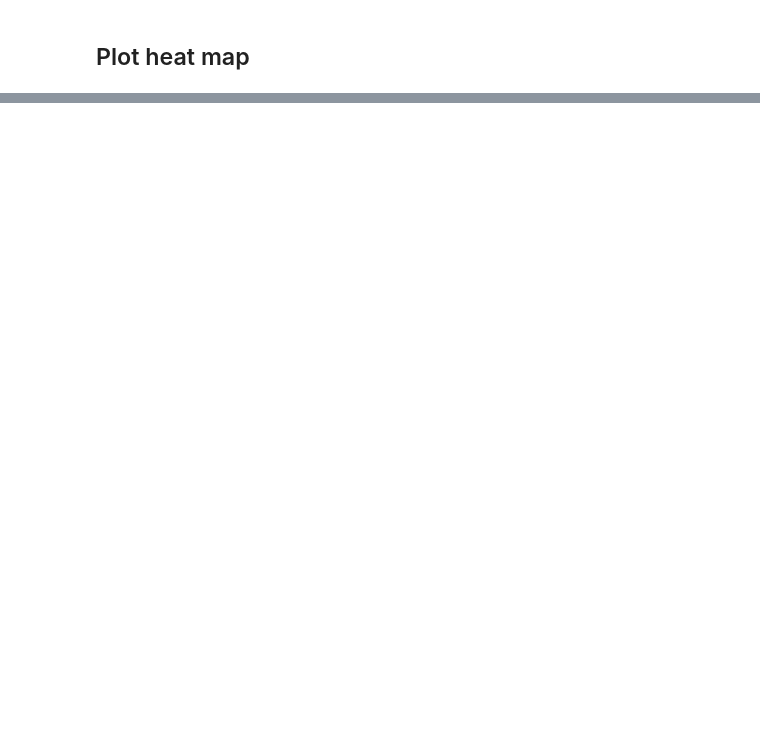
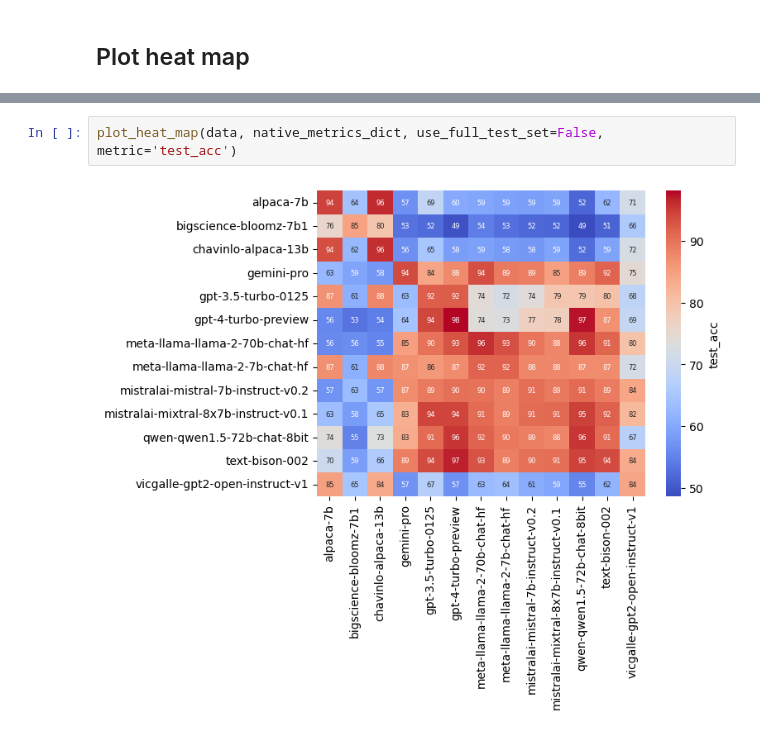
Before and after one commit to dundurlunka/llm-detect, a Jupyter notebook: src/baseline/one-vs-all-heat-map.ipynb, the cells around one changed output, grey strips where cells are left out. Cells and saved outputs as stored; diff of their text form; blank space fills up the shorter version.

```diff
--- a/src/baseline/one-vs-all-heat-map.ipynb
+++ b/src/baseline/one-vs-all-heat-map.ipynb
@@ -71,0 +90,4 @@ plot_heat_map(data, native_test_acc_dict, use_full_test_set=True, metric='test_a
+# %%
+plot_heat_map(data, native_metrics_dict, use_full_test_set=False, metric='test_acc')
+# %% [output]
+[figure, added]
```
Also changed, not shown: parts of 6 cells of this notebook, 14 other files.
